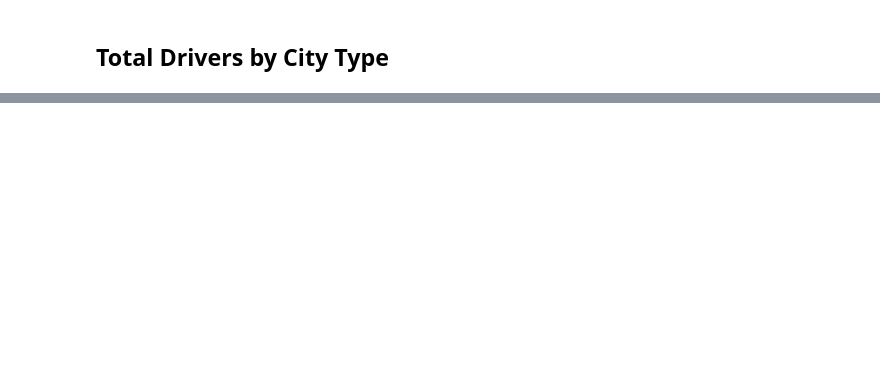
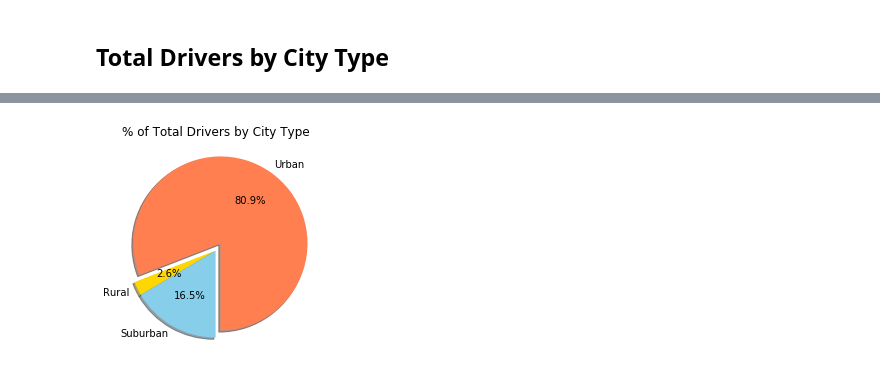
Before and after one commit to dhr321/matplotlib, a Jupyter notebook: pyber_dhr.ipynb, the cells around one changed output, grey strips where cells are left out. Cells and saved outputs as stored; diff of their text form; code cells hidden in the pictures; blank space fills up the shorter version.

```diff
--- a/pyber_dhr.ipynb
+++ b/pyber_dhr.ipynb
@@ -230,0 +222,33 @@ plt.show()
+# %%
+# Calculate Drivers Percents
+
+# Sum the driver counts for each city type and get total sum of drivers.
+urbanDrivers = urban_df['driver_count'].sum()
+suburbanDrivers = suburban_df['driver_count'].sum()
+ruralDrivers = rural_df['driver_count'].sum()
+totalDrivers = urbanDrivers + suburbanDrivers + ruralDrivers
+totalDrivers
+
+# Calculate fare percentages to use in the pie chart.
+urbanPct = round(urbanDrivers / totalDrivers * 100, 1)
+suburbanPct = round(suburbanDrivers / totalDrivers * 100, 1)
+ruralPct = round(ruralDrivers / totalDrivers * 100, 1)
+
+# Assign pie chart attributes to variables.
+labels = ['Urban', 'Rural', 'Suburban']
+percentages = [urbanPct, ruralPct, suburbanPct]
+colors = ['coral', 'gold', 'skyblue']
+explode = (0.1, 0, 0)
+
+# Plot the pie chart.
+plt.pie(percentages, explode=explode, labels=labels, colors=colors,
+        autopct="%1.1f%%", shadow=True, startangle=270)
+plt.title("% of Total Drivers by City Type")
+
+# Save figure and display it here.
+plt.savefig('pyberPieDrivers.png', bbox_inches='tight')
+
+# Show Figure
+plt.show()
+# %% [output]
+[figure, added]
```
Also changed, not shown: parts of 11 cells of this notebook, 3 other files.
